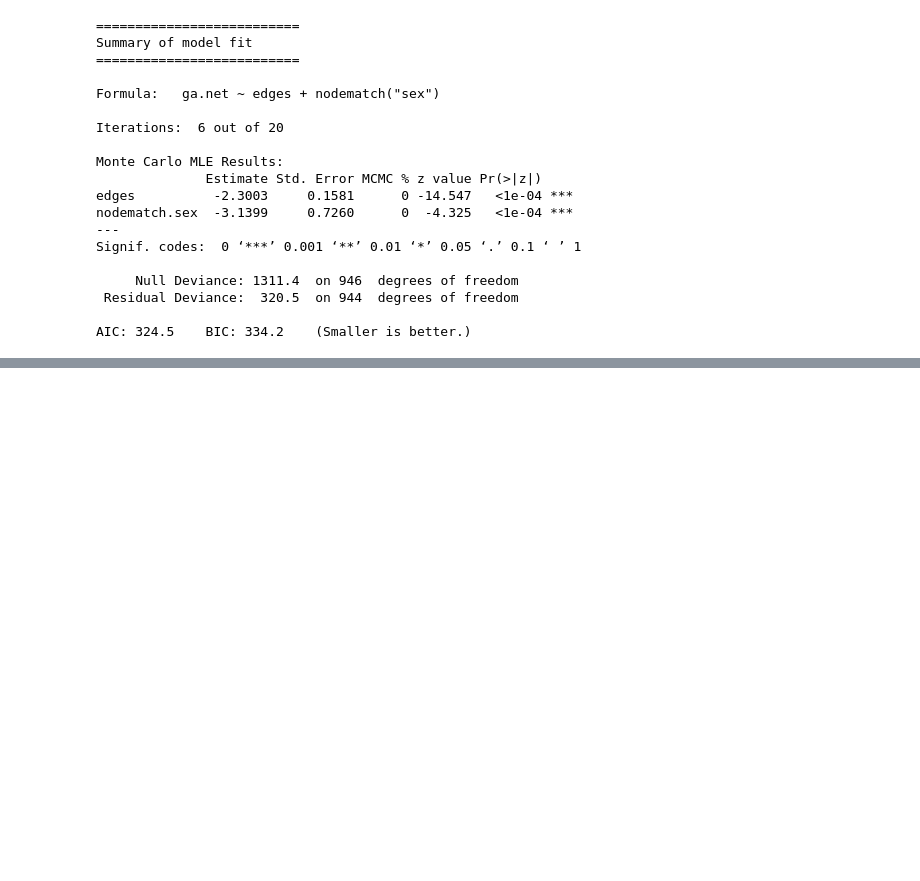
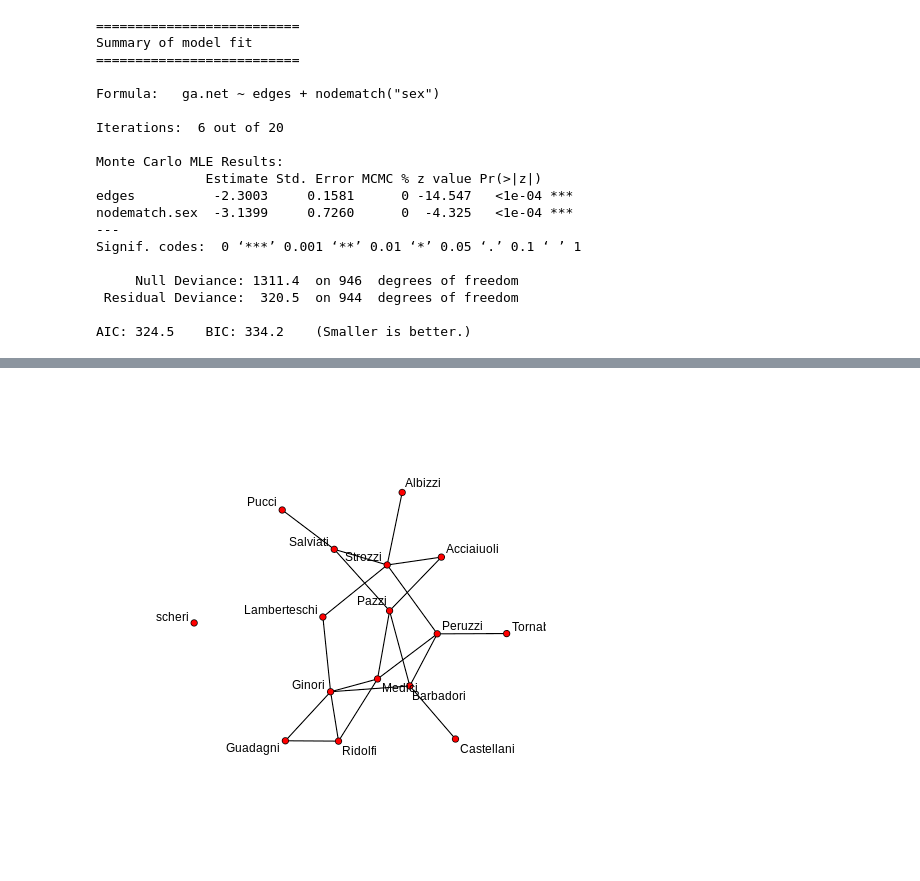
Before and after one commit to galbraun/knesset_social_dynamics, a Jupyter notebook: ERGM_R.ipynb, the cells around one changed output, grey strips where cells are left out. Drawn from its saved outputs; the diff is of its cells as text; code cells hidden in the pictures; blank space fills up the shorter version.

```diff
--- a/ERGM_R.ipynb
+++ b/ERGM_R.ipynb
@@ -188,0 +268,6 @@ AIC: 272.1    BIC: 279.5    (Smaller is better.)
+# %%
+%%R
+data(florentine)
+flomodel.03 <- ergm(flomarriage~edges+nodecov('wealth'))
+
+flomodel.03.sim <- simulate(flomodel.03,nsim=10)
@@ -188,0 +308,5 @@ AIC: 272.1    BIC: 279.5    (Smaller is better.)
+# %%
+%%R
+plot(flomodel.03.sim[[3]], label= flomodel.03.sim[[3]] %v% "vertex.names")
+# %% [output]
+[figure, added]
```
Also changed, not shown: parts of 13 cells of this notebook.
